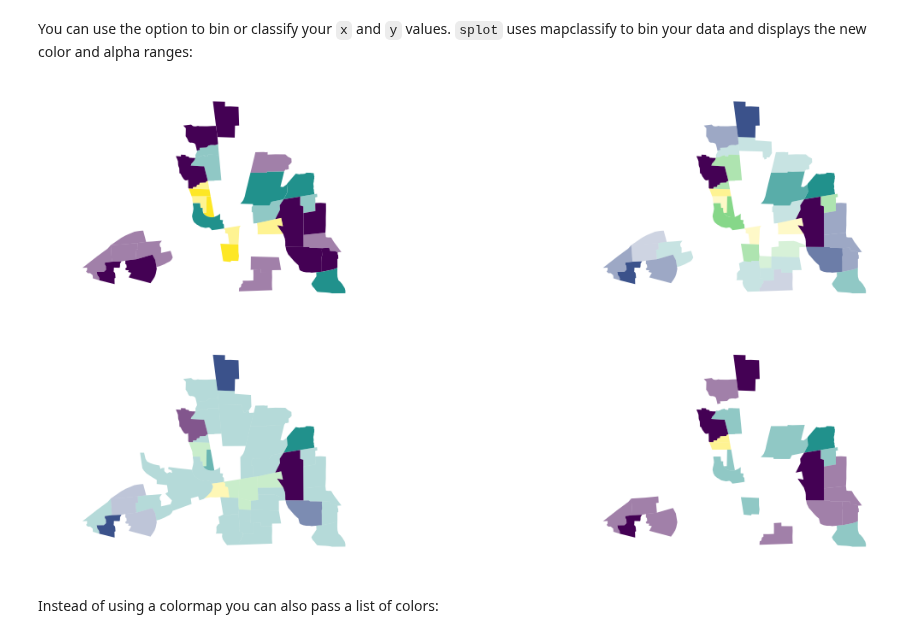
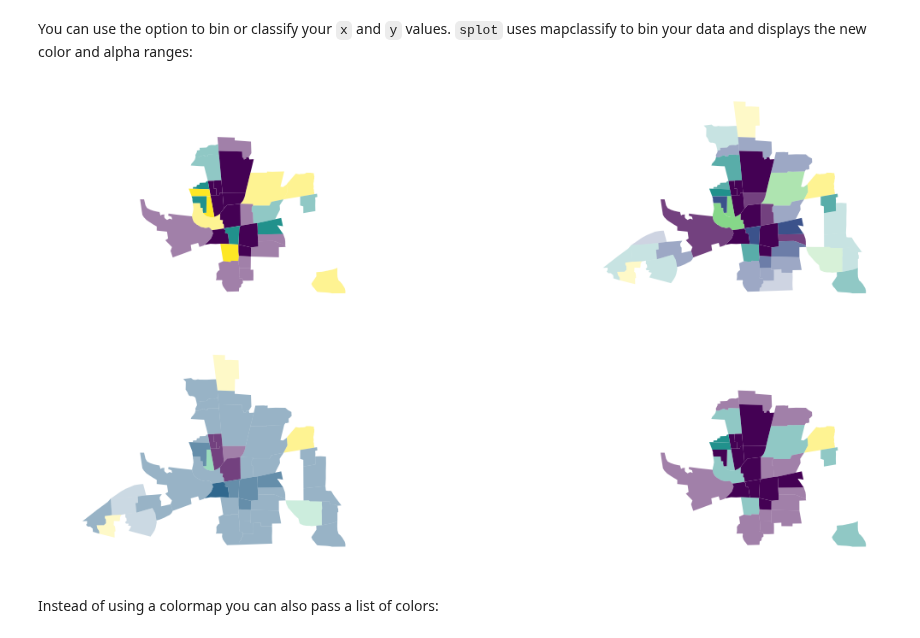
Before and after one commit to pysal/splot, a Jupyter notebook: notebooks/mapping_vba.ipynb, the cells around one changed output. Cells and saved outputs as stored; diff of their text form; code cells hidden in the pictures.

```diff
--- a/notebooks/mapping_vba.ipynb
+++ b/notebooks/mapping_vba.ipynb
@@ -72,30 +72,30 @@ You can use the option to bin or classify your `x` and `y` values. `splot` uses
 # %%
 # Create new figure
 fig, axs = plt.subplots(2,2, figsize=(20,10))
 
 # classifier quantiles
-vba_choropleth(y, x, gdf, cmap='viridis', ax = axs[0,0],
+vba_choropleth(x, y, gdf, cmap='viridis', ax = axs[0,0],
                rgb_mapclassify=dict(classifier='quantiles', k=3),
                alpha_mapclassify=dict(classifier='quantiles', k=3))
 
 # classifier natural_breaks
-vba_choropleth(y, x, gdf, cmap='viridis', ax = axs[0,1],
+vba_choropleth(x, y, gdf, cmap='viridis', ax = axs[0,1],
                rgb_mapclassify=dict(classifier='natural_breaks'),
                alpha_mapclassify=dict(classifier='natural_breaks'))
 
 # classifier std_mean
-vba_choropleth(y, x, gdf, cmap='viridis', ax = axs[1,0],
+vba_choropleth(x, y, gdf, cmap='viridis', ax = axs[1,0],
                rgb_mapclassify=dict(classifier='std_mean'),
                alpha_mapclassify=dict(classifier='std_mean'))
 
 # classifier fisher_jenks
-vba_choropleth(y, x, gdf, cmap='viridis', ax = axs[1,1],
+vba_choropleth(x, y, gdf, cmap='viridis', ax = axs[1,1],
                rgb_mapclassify=dict(classifier='fisher_jenks', k=3),
                alpha_mapclassify=dict(classifier='fisher_jenks', k=3))
 
 plt.show()
 # %% [output]
-[figure, old version]
+[figure, new version]
 # %% [markdown]
 Instead of using a colormap you can also pass a list of colors:
 # %%
```
Also changed, not shown: parts of 3 cells of this notebook.
